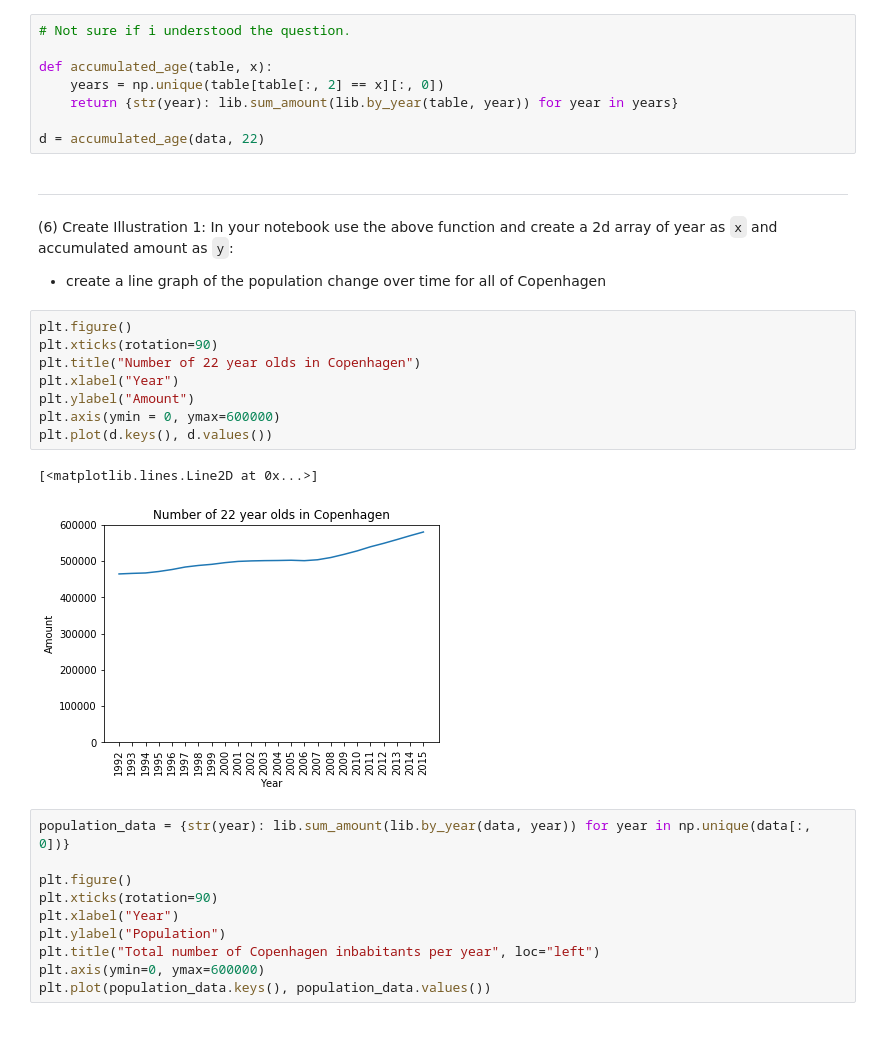
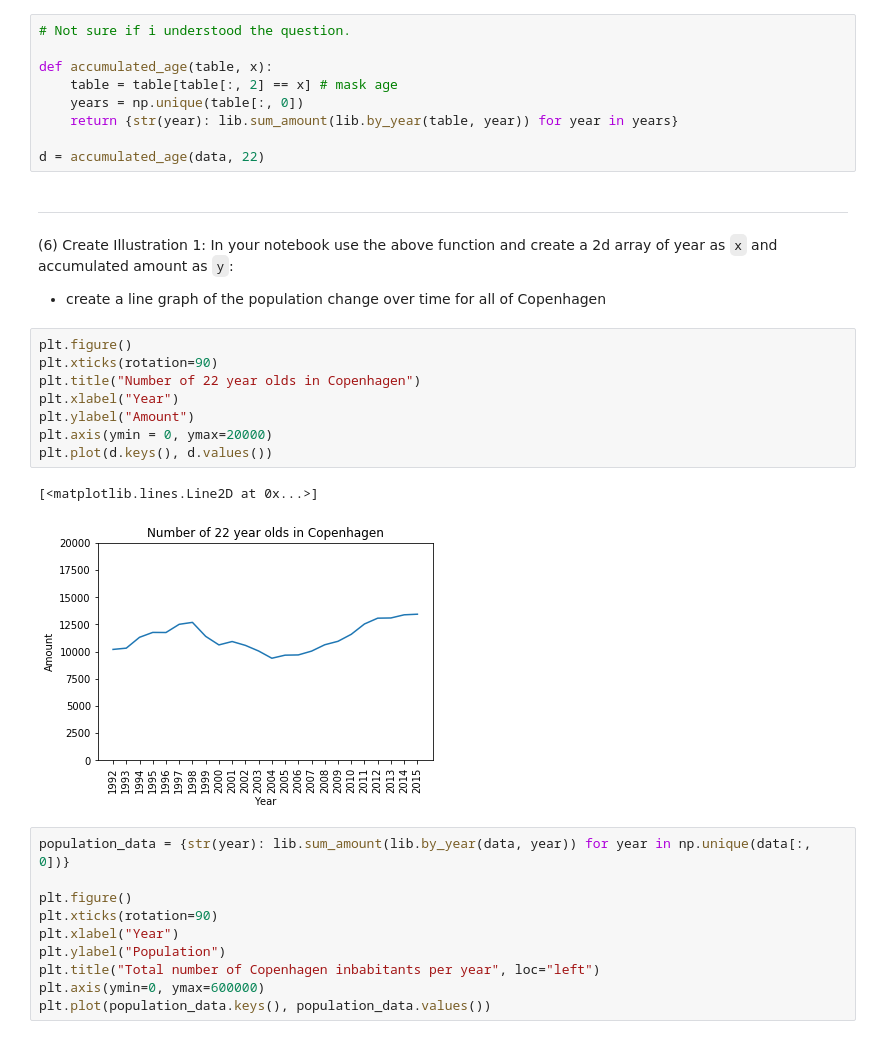
Before and after one commit to Thomas-Rosenkrans-Vestergaard/python-assignment-3, a Jupyter notebook: assignment.ipynb, the cells around one changed output. Saved outputs shown, nothing was run; the diff lists cells and outputs as text.

Commit message:
fixed graph in question 6

```diff
--- a/assignment.ipynb
+++ b/assignment.ipynb
@@ -54,7 +54,8 @@ The number of inhabitants of Copenhagen (1999): 491082
 # Not sure if i understood the question.
 
 def accumulated_age(table, x):
-    years = np.unique(table[table[:, 2] == x][:, 0])
+    table = table[table[:, 2] == x] # mask age
+    years = np.unique(table[:, 0])
     return {str(year): lib.sum_amount(lib.by_year(table, year)) for year in years}
 
 d = accumulated_age(data, 22)
@@ -65,14 +66,14 @@ d = accumulated_age(data, 22)
 # %%
 plt.figure()
 plt.xticks(rotation=90)
 plt.title("Number of 22 year olds in Copenhagen")
 plt.xlabel("Year")
 plt.ylabel("Amount")
-plt.axis(ymin = 0, ymax=600000)
+plt.axis(ymin = 0, ymax=20000)
 plt.plot(d.keys(), d.values())
 # %% [output]
 [<matplotlib.lines.Line2D at 0x...>]
-[figure, old version]
+[figure, new version]
 # %%
 population_data = {str(year): lib.sum_amount(lib.by_year(data, year)) for year in np.unique(data[:, 0])}
 
```
